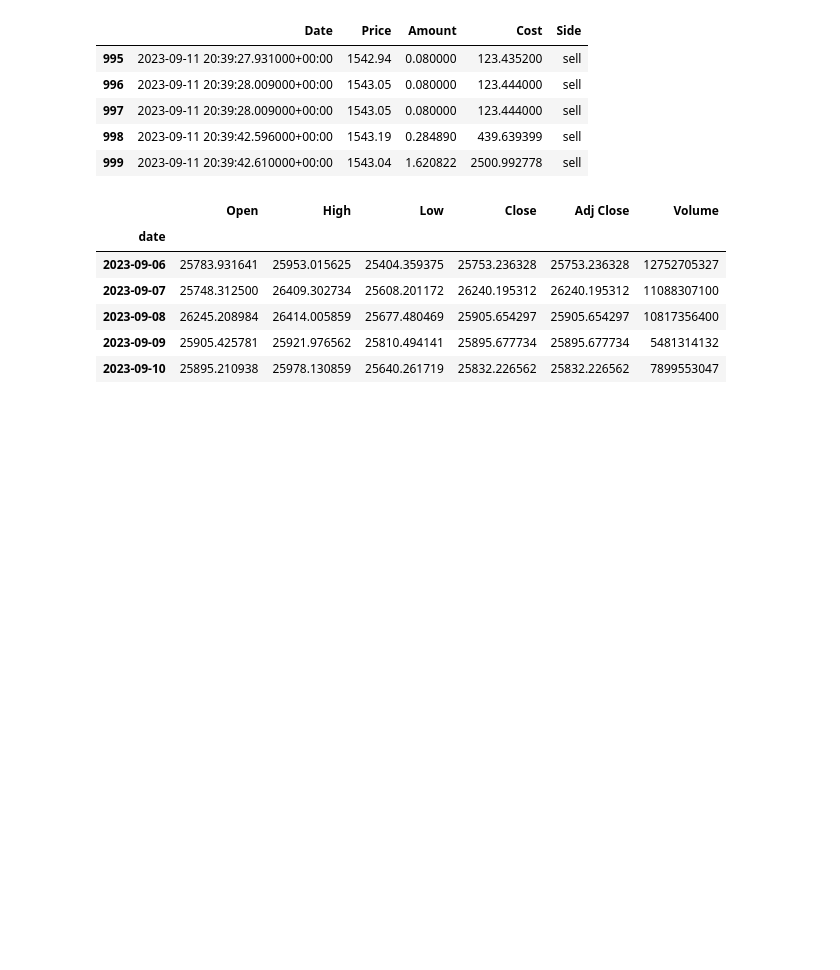
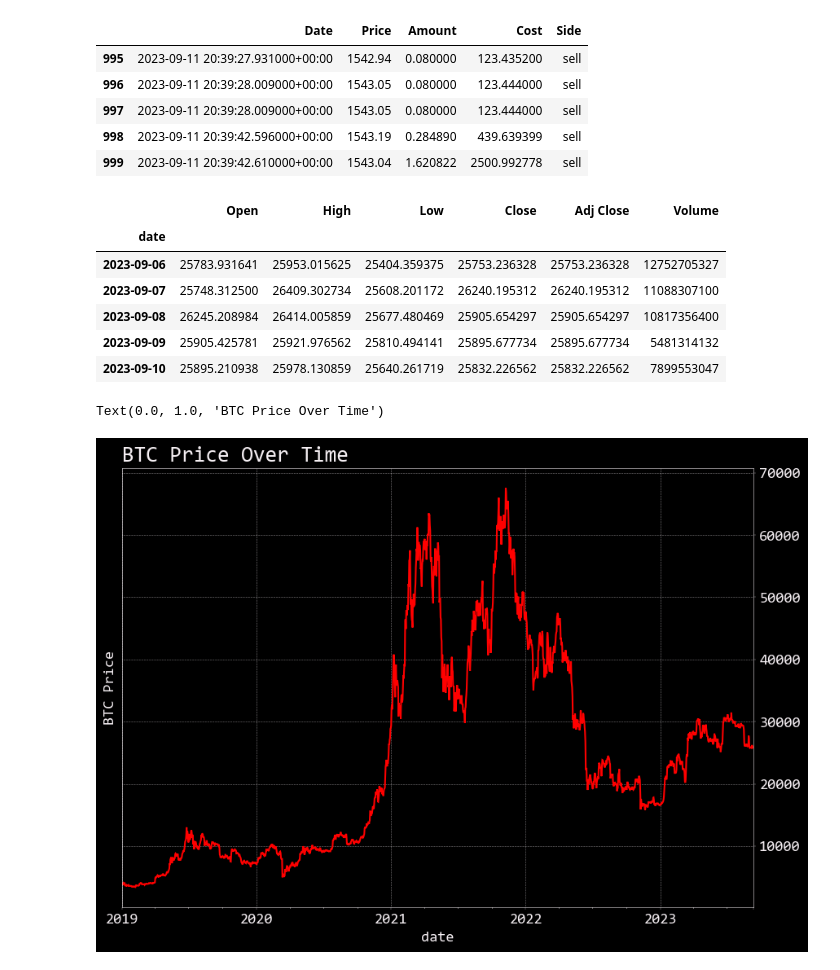
Before and after one commit to LNshuti/meta-labelling-architecture, a Jupyter notebook: research.ipynb, the cells around one changed output. Cells and saved outputs as stored; diff of their text form; code cells hidden in the pictures; blank space fills up the shorter version.

```diff
--- a/research.ipynb
+++ b/research.ipynb
@@ -43,3 +57,13 @@ btc_df.tail(5)
 | 2023-09-08 | 26245.208984 | 26414.005859 | 25677.480469 | 25905.654297 | 25905.654297 | 10817356400 |
 | 2023-09-09 | 25905.425781 | 25921.976562 | 25810.494141 | 25895.677734 | 25895.677734 | 5481314132 |
 | 2023-09-10 | 25895.210938 | 25978.130859 | 25640.261719 | 25832.226562 | 25832.226562 | 7899553047 |
+# %%
+# Plot the Adj Close price overtime with a simple forecasting of the price for five days in the future
+import matplotlib.pyplot as plt
+
+btc_df['Adj Close'].plot(figsize=(10, 7), color='r')
+plt.ylabel('BTC Price')
+plt.title('BTC Price Over Time')
+# %% [output]
+Text(0.0, 1.0, 'BTC Price Over Time')
+[figure, added]
```
Also changed, not shown: parts of 4 cells of this notebook.
